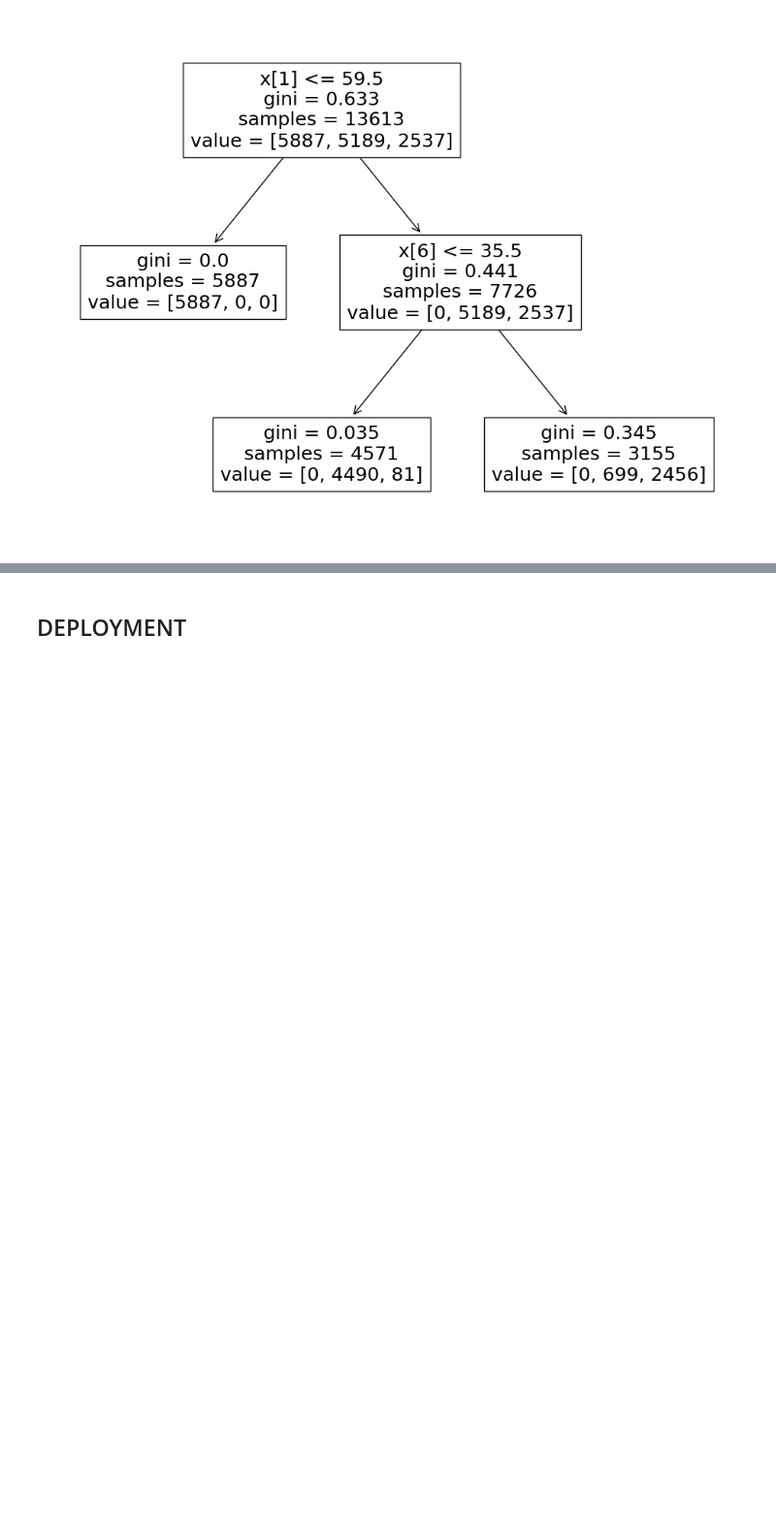
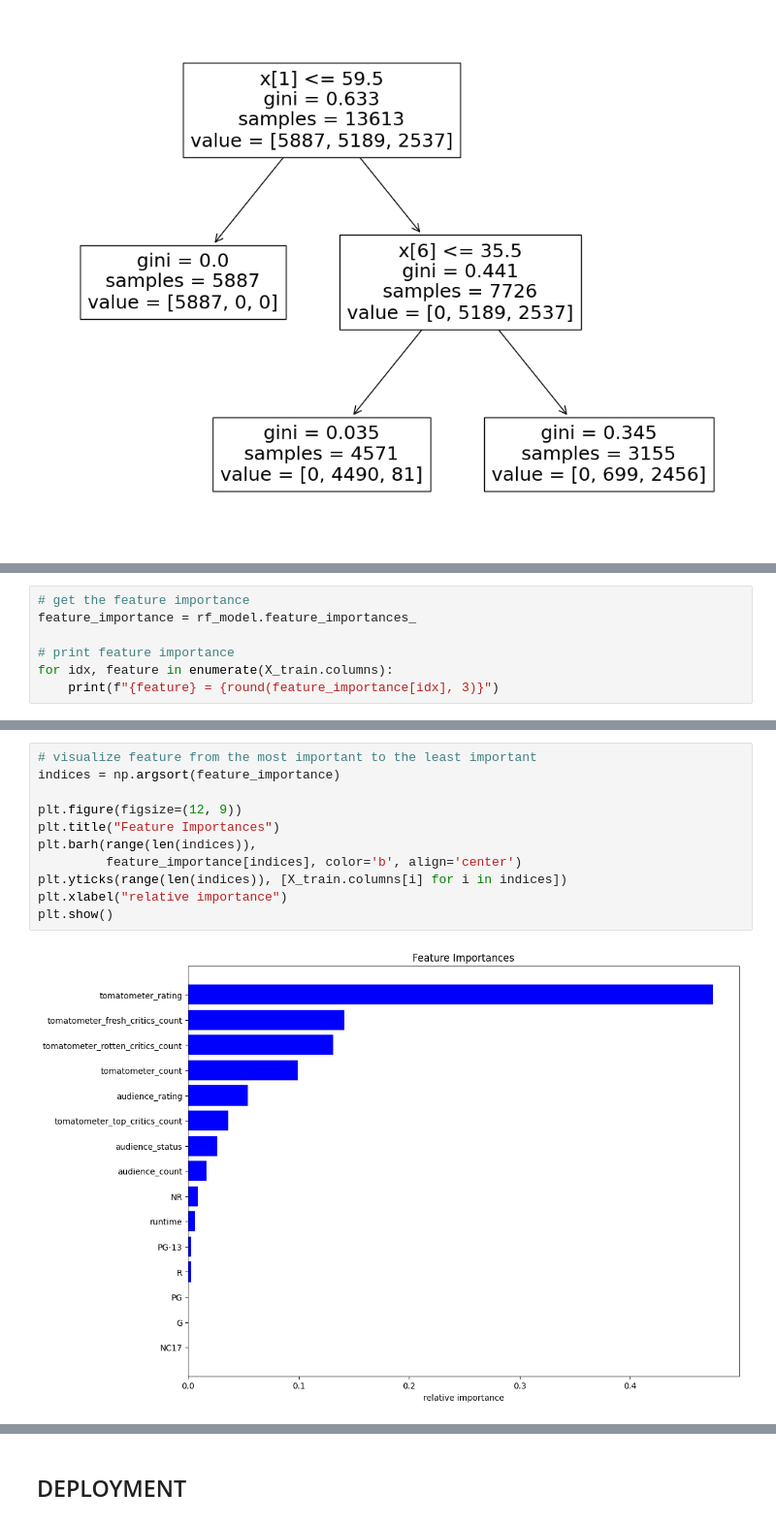
Before and after one commit to Friend09/strata-rotten-tomatoes-classification, a Jupyter notebook: practise_notebook_1st_approach.ipynb, the cells around one changed output, grey strips where cells are left out. Shown at 97% size. Saved outputs shown, nothing was run; the diff lists cells and outputs as text; blank space fills up the shorter version.

```diff
--- a/practise_notebook_1st_approach.ipynb
+++ b/practise_notebook_1st_approach.ipynb
@@ -322,0 +422,7 @@ plt.show()
+# %%
+# get the feature importance
+feature_importance = rf_model.feature_importances_
+
+# print feature importance
+for idx, feature in enumerate(X_train.columns):
+    print(f"{feature} = {round(feature_importance[idx], 3)}")
@@ -322,0 +445,13 @@ plt.show()
+# %%
+# visualize feature from the most important to the least important
+indices = np.argsort(feature_importance)
+
+plt.figure(figsize=(12, 9))
+plt.title("Feature Importances")
+plt.barh(range(len(indices)),
+         feature_importance[indices], color='b', align='center')
+plt.yticks(range(len(indices)), [X_train.columns[i] for i in indices])
+plt.xlabel("relative importance")
+plt.show()
+# %% [output]
+[figure, added]
```
Also changed, not shown: parts of 18 cells of this notebook.
